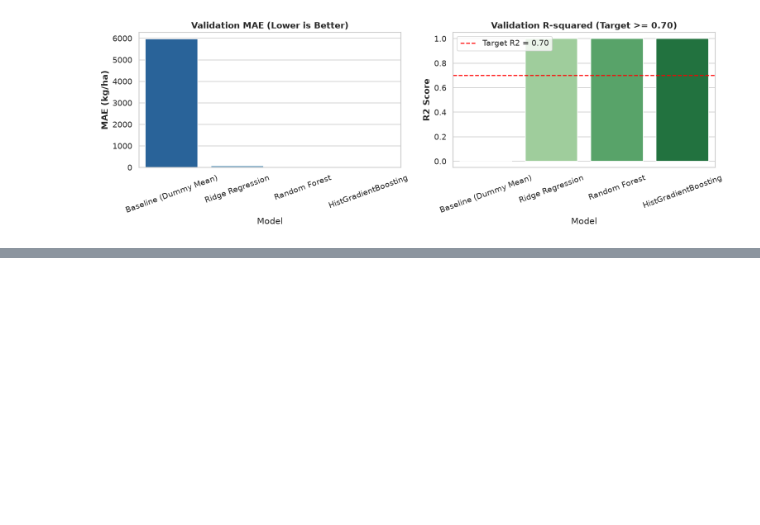
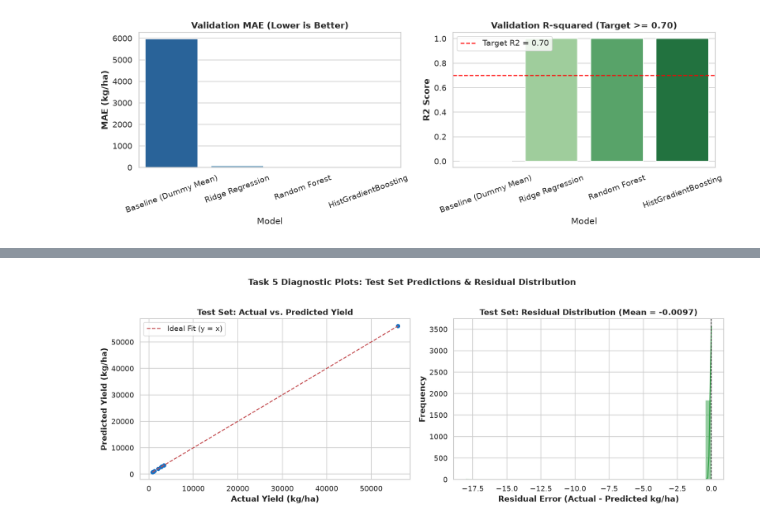
Before and after one commit to SyedMuhammadHunain/Climate-Machine-Learning, a Jupyter notebook: notebooks/01_low_water_crop_selection.ipynb, the cells around one changed output, grey strips where cells are left out. Saved outputs shown, nothing was run; the diff lists cells and outputs as text; code cells hidden in the pictures; blank space fills up the shorter version.

Commit message:
feat: complete Task 5 5-fold CV tuning and test set evaluation

```diff
--- a/notebooks/01_low_water_crop_selection.ipynb
+++ b/notebooks/01_low_water_crop_selection.ipynb
@@ -372,0 +448,27 @@ plt.show()
+# %%
+# Error Diagnostics: Actual vs. Predicted & Residual Distribution
+residuals = y_test - tuned_test_preds
+
+fig, (ax1, ax2) = plt.subplots(1, 2, figsize=(14, 5))
+
+# Subplot 1: Actual vs. Predicted
+ax1.scatter(y_test, tuned_test_preds, alpha=0.35, color="#1971c2", s=25)
+min_val, max_val = min(y_test.min(), tuned_test_preds.min()), max(y_test.max(), tuned_test_preds.max())
+ax1.plot([min_val, max_val], [min_val, max_val], "r--", linewidth=1.5, label="Ideal Fit (y = x)")
+ax1.set_title("Test Set: Actual vs. Predicted Yield", weight="bold")
+ax1.set_xlabel("Actual Yield (kg/ha)", weight="bold")
+ax1.set_ylabel("Predicted Yield (kg/ha)", weight="bold")
+ax1.legend()
+
+# Subplot 2: Residuals
+sns.histplot(residuals, kde=True, color="#2f9e44", bins=40, ax=ax2)
+ax2.axvline(0, color="black", linestyle="--", linewidth=1)
+ax2.set_title(f"Test Set: Residual Distribution (Mean = {residuals.mean():.4f})", weight="bold")
+ax2.set_xlabel("Residual Error (Actual - Predicted kg/ha)", weight="bold")
+ax2.set_ylabel("Frequency", weight="bold")
+
+plt.suptitle("Task 5 Diagnostic Plots: Test Set Predictions & Residual Distribution", fontsize=13, weight="bold", y=1.02)
+plt.tight_layout()
+plt.show()
+# %% [output]
+[figure, added]
```
Also changed, not shown: parts of 4 cells of this notebook, 1 other file.
